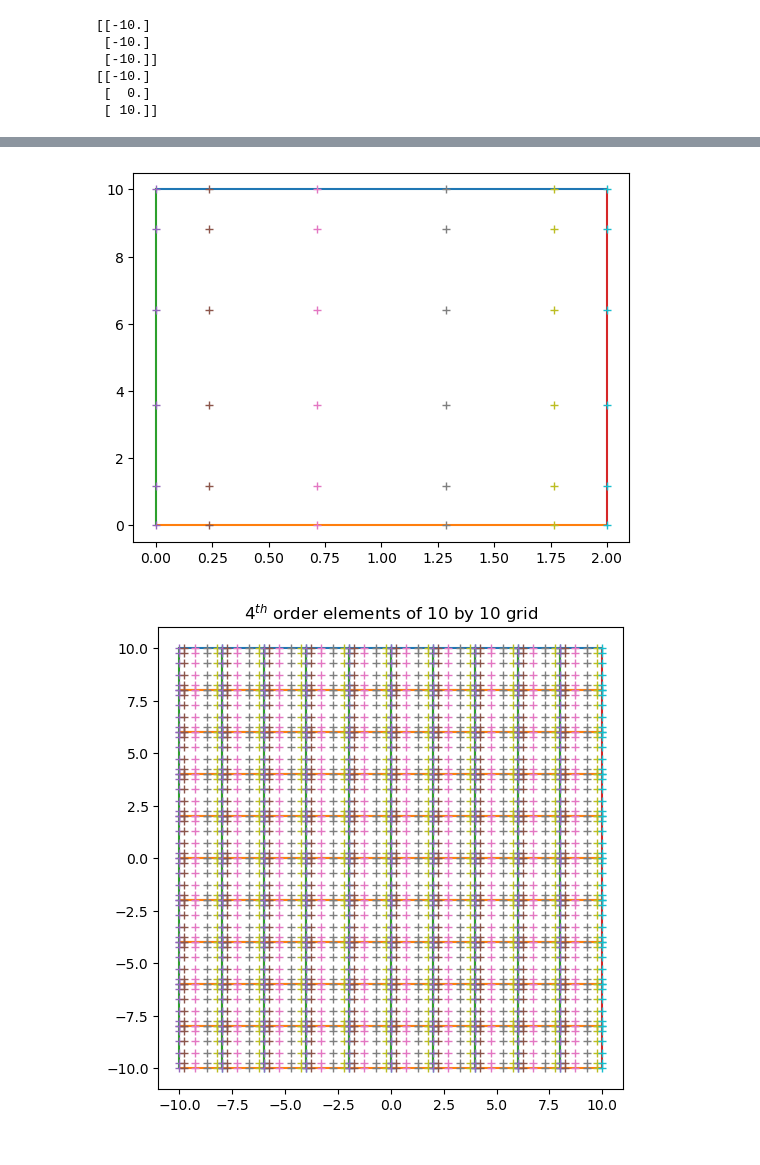
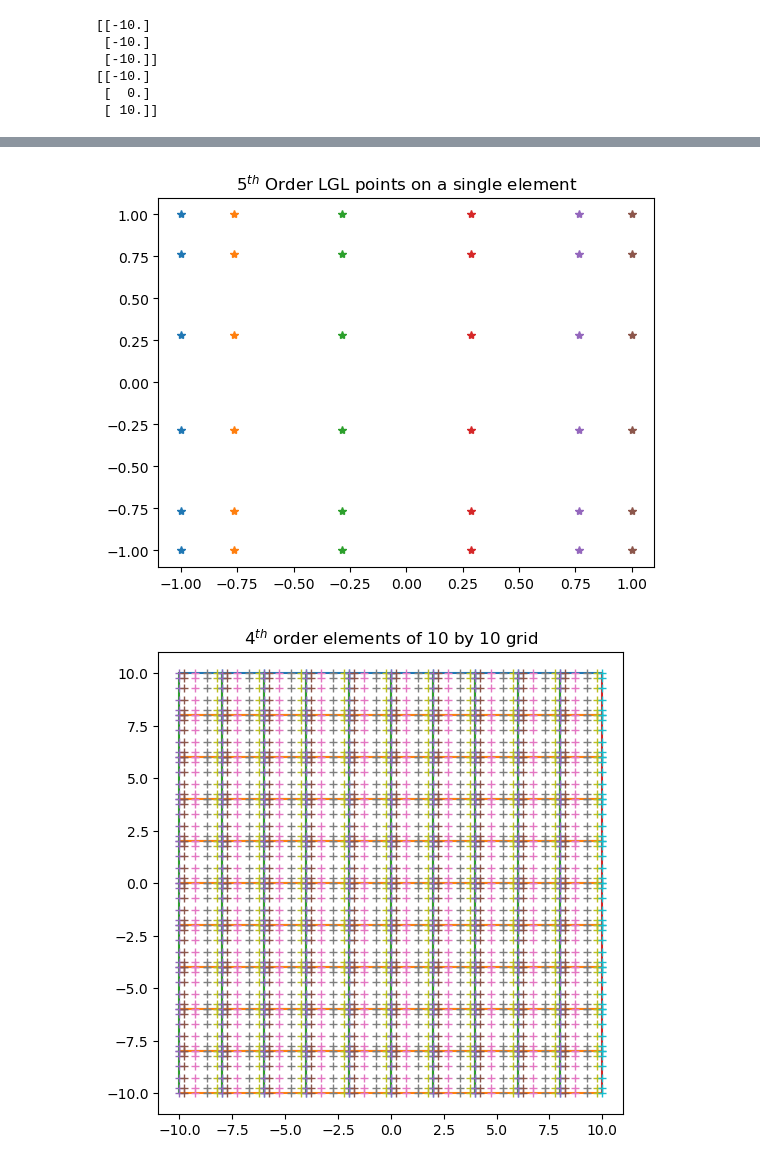
Before and after one commit to AbdulrahmanKT/Shafaq, a Jupyter notebook: Matricies/Hw4.ipynb, the cells around one changed output, grey strips where cells are left out. Saved outputs shown, nothing was run; the diff lists cells and outputs as text; code cells hidden in the pictures.

```diff
--- a/Matricies/Hw4.ipynb
+++ b/Matricies/Hw4.ipynb
@@ -119,16 +119,15 @@ class Element:
 # %%
 
 lgl = np.zeros(6)
 lgl[:]= sb.lgl(5)[0,:]
 e1 = Element(1, 0, 0, 0, 2, 10, 0, lgl)
 X, Y = e1.print_computational_points()
-H, G = e1.print_nodes_physical()
-
-e1.print_box_with_nodes()
-
+plt.plot(X,Y, "*")
+#e1.print_box_with_nodes()
+plt.title("$5^{th}$ Order LGL points on a single element")
 plt.show()
 # %% [output]
-[figure, old version]
+[figure, new version]
 # %%
 ### Creating the class for the mesh element
 
```
Also changed, not shown: parts of 3 cells of this notebook, 1 other file.
